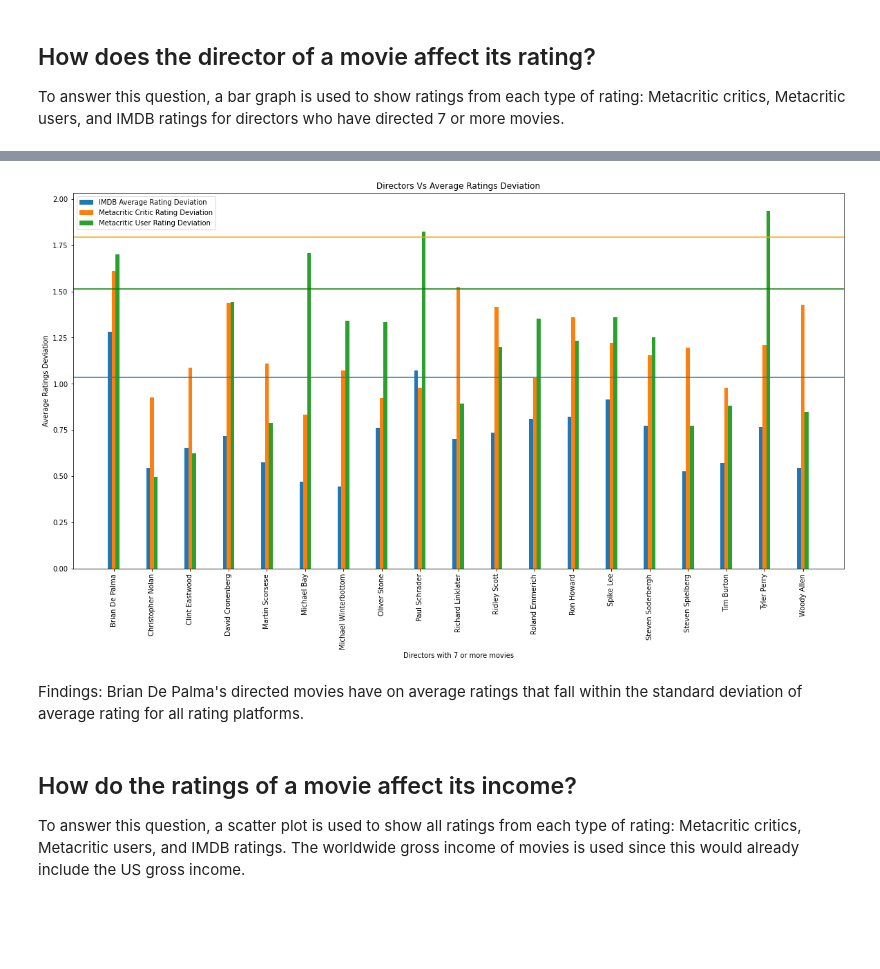
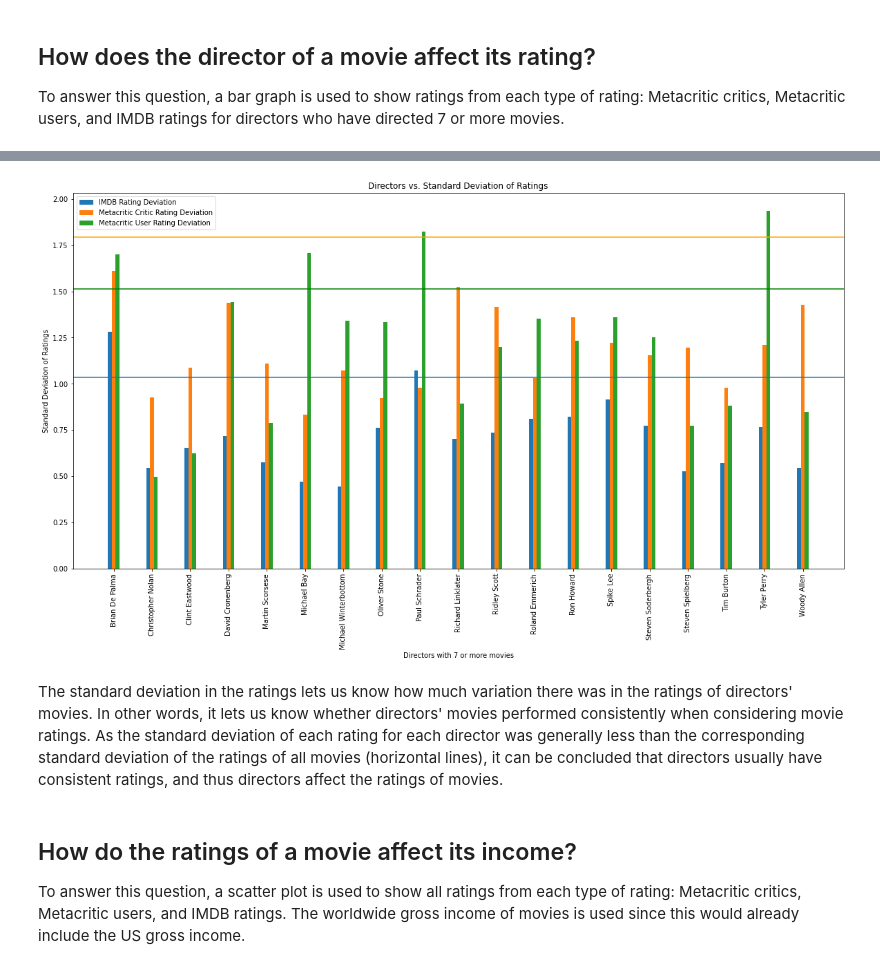
Before and after one commit to yashharanb/ENSF544Project1-1, a Jupyter notebook: Project1-1.ipynb, the cells around one changed output, grey strips where cells are left out. Saved outputs shown, nothing was run; the diff lists cells and outputs as text; code cells hidden in the pictures; blank space fills up the shorter version.

```diff
--- a/Project1-1.ipynb
+++ b/Project1-1.ipynb
@@ -276,39 +275,39 @@ director_user_rating_deviation = director_rating_df.groupby(['director'])['metac
 
 director_stats_imdb_deviation = pd.merge(director_count,director_average_vote_deviation,on='director').rename(columns = {'title':'count_movies','avg_vote':'IMDB Average Rating Deviation'})
 director_stats_critic_rating_deviation = pd.merge(director_stats_imdb_deviation,director_critic_rating_deviation, on = 'director').rename(columns = {'title':'count_movies','metacritic_critic_rating':'Metacritic Critic Rating Deviation'})
 director_stats_user_rating_deviation = pd.merge(director_stats_critic_rating_deviation,director_user_rating_deviation, on = 'director').rename(columns = {'title':'count_movies','metacritic_user_rating':'Metacritic User Rating Deviation'})
 
 director_stats_deviation = director_stats_user_rating_deviation.loc[director_stats_user_rating_deviation['count_movies']>=7,:].copy()
 director_rating_stats_deviation = pd.DataFrame(director_stats_deviation).reset_index()
 director_rating_stats_deviation = director_rating_stats_deviation.drop(['count_movies'],axis = 1)
 
 fig,ax= plt.subplots(figsize = (20,10))
 width = 0.1
 x = np.arange(len(director_rating_stats_deviation['director']))
-rects1 = ax.bar(x,director_rating_stats_deviation['IMDB Average Rating Deviation'], width, label = "IMDB Average Rating Deviation")
+rects1 = ax.bar(x,director_rating_stats_deviation['IMDB Average Rating Deviation'], width, label = "IMDB Rating Deviation")
 rects2 = ax.bar(x+width, director_rating_stats_deviation['Metacritic Critic Rating Deviation'], width, label="Metacritic Critic Rating Deviation")
 rects3 = ax.bar(x + 2*width,director_rating_stats_deviation['Metacritic User Rating Deviation'],width,label="Metacritic User Rating Deviation")
 
-ax.set_ylabel("Average Ratings Deviation")
+ax.set_ylabel("Standard Deviation of Ratings")
 ax.set_xlabel("Directors with 7 or more movies")
-ax.set_title('Directors Vs Average Ratings Deviation')
+ax.set_title('Directors vs. Standard Deviation of Ratings')
 ax.set_xticks(x+width)
 ax.set_xticklabels(director_rating_stats_deviation['director'], rotation = "vertical")
 ax.legend()
 
 std_imdb = director_rating_df['avg_vote'].std()
 std_critic = director_rating_df['metacritic_critic_rating'].std()
 std_user = director_rating_df['metacritic_user_rating'].std()
 ax.axhline(std_imdb)
 ax.axhline(std_critic, color = "orange")
 ax.axhline(std_user, color = "green")
 
 
 plt.show()
 # %% [output]
-[figure, old version]
+[figure, new version]
-# %% [markdown]
-Findings: Brian De Palma's directed movies have on average ratings that fall within the standard deviation of average rating for all rating platforms.
+# %% [markdown]
+The standard deviation in the ratings lets us know how much variation there was in the ratings of directors' movies. In other words, it lets us know whether directors' movies performed consistently when considering movie ratings. As the standard deviation of each rating for each director was generally less than the corresponding standard deviation of the ratings of all movies (horizontal lines), it can be concluded that directors usually have consistent ratings, and thus directors affect the ratings of movies.
 # %% [markdown]
 ## How do the ratings of a movie affect its income?
 To answer this question, a scatter plot is used to show all ratings from each type of rating: Metacritic critics, Metacritic users, and IMDB ratings. The worldwide gross income of movies is used since this would already include the US gross income.
```
Also changed, not shown: parts of 13 cells of this notebook.
